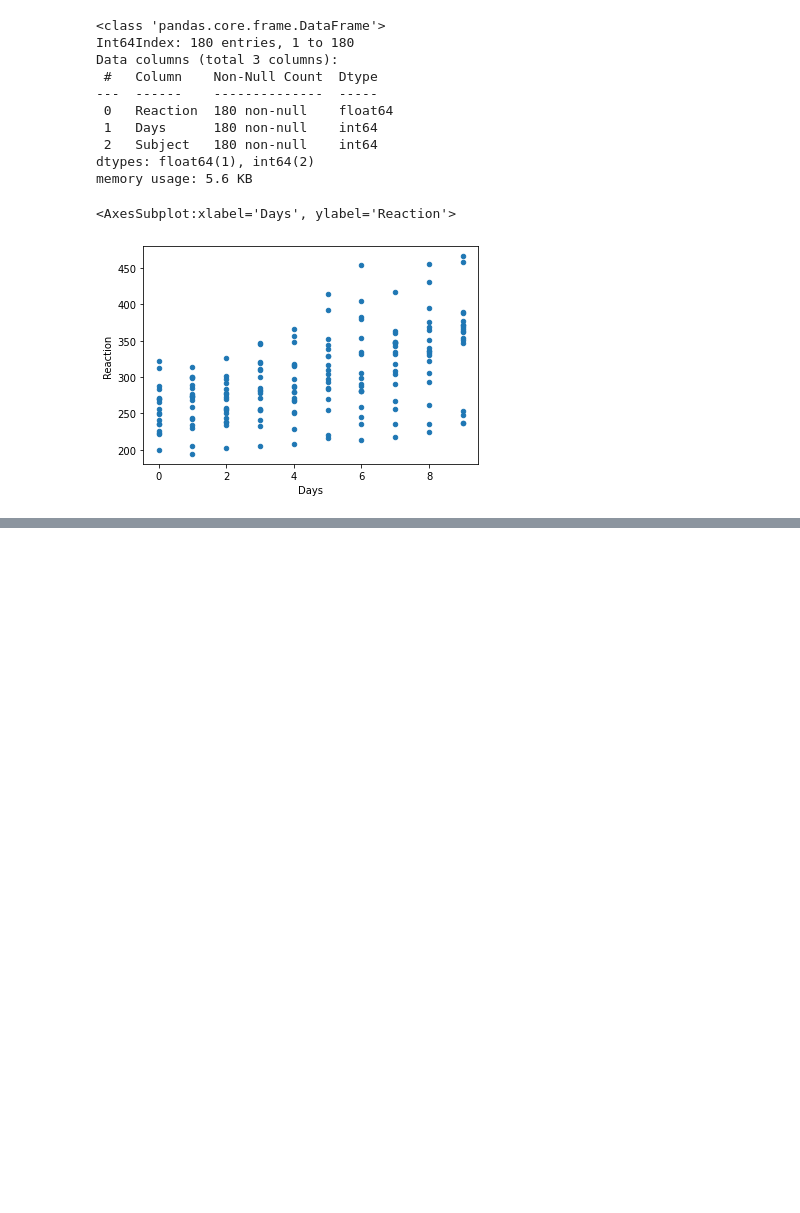
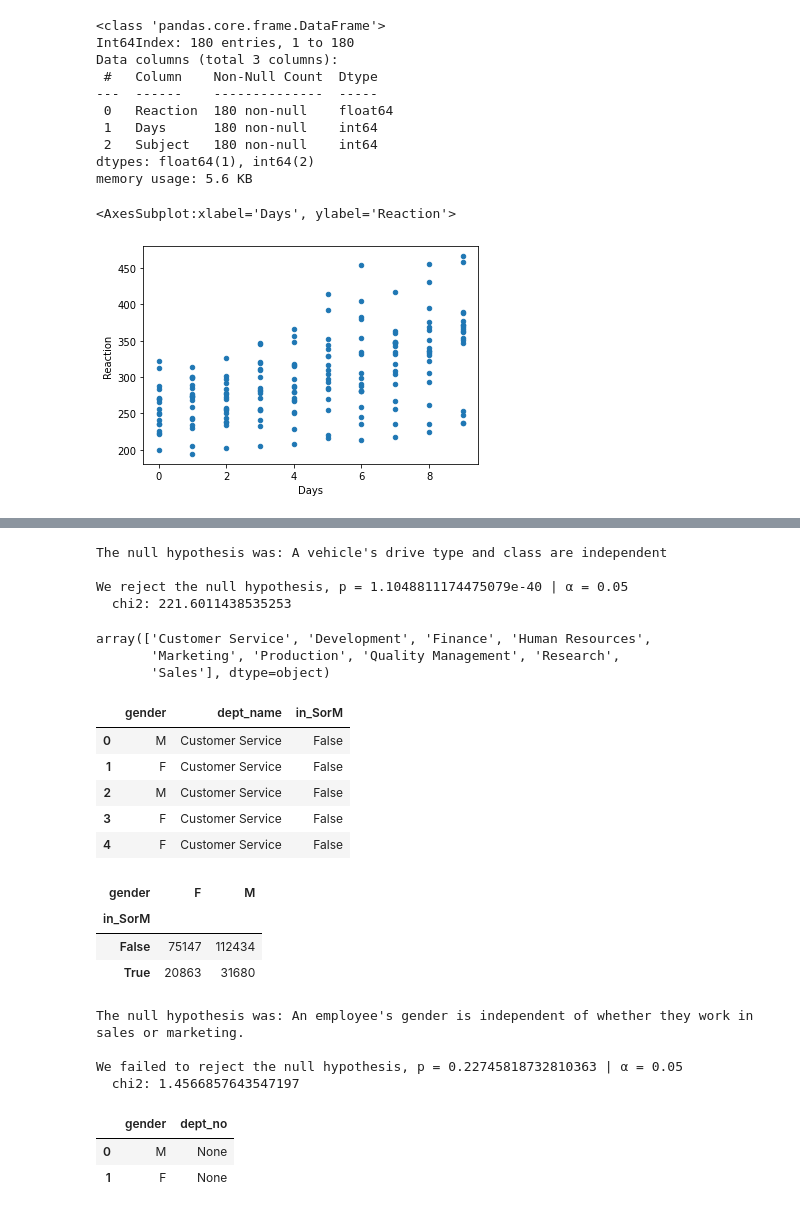
Before and after one commit to Cayt-Schlichting/statistics-exercises, a Jupyter notebook: hypothesis_testing.ipynb, the cells around one changed output, grey strips where cells are left out. Saved outputs shown, nothing was run; the diff lists cells and outputs as text; code cells hidden in the pictures; blank space fills up the shorter version.

Commit message:
update hypothesis testing

```diff
--- a/hypothesis_testing.ipynb
+++ b/hypothesis_testing.ipynb
@@ -616,0 +693,12 @@ r: 0.5352302262650253
+# %%
+null_h = "A vehicle's drive type and class are independent"
+#now run chi 2
+chi2, p = stats.chi2_contingency(obs)[0:2]
+
+#pretty print, use alpha of .05
+stats_result(p,null_h,chi2=chi2)
+# %% [output]
+The null hypothesis was: A vehicle's drive type and class are independent
+
+We reject the null hypothesis, p = 1.1048811174475079e-40 | α = 0.05
+  chi2: 221.6011438535253
@@ -616,0 +707,68 @@ r: 0.5352302262650253
+# %%
+#3a) is an employee's gender independent of whether an employee works in sales or marketing?
+#get the data
+sql = '''
+SELECT gender, dept_name
+FROM employees
+JOIN dept_emp as de USING(emp_no)
+JOIN departments USING(dept_no)
+WHERE de.to_date >= CURDATE();
+'''
+df = pd.read_sql(sql,get_db_url('employees'))
+df.dept_name.unique()
+# %% [output]
+array(['Customer Service', 'Development', 'Finance', 'Human Resources',
+       'Marketing', 'Production', 'Quality Management', 'Research',
+       'Sales'], dtype=object)
+# %%
+#filter out only sales and marketing
+# df = df[(df.dept_name == 'Sales') | (df.dept_name == 'Marketing')]
+# df.dept_name.unique()
+#I don't think that ^^ is what they want
+
+#I'm assuming they want to compare employees in sales and marketing, to employees in any other department
+
+#create new column indicating if employee works in sales or marketing
+df['in_SorM'] = ((df.dept_name == 'Sales') | (df.dept_name == 'Marketing'))
+df.head()
+# %% [output]
+|  | gender | dept_name | in_SorM |
+| 0 | M | Customer Service | False |
+| 1 | F | Customer Service | False |
+| 2 | M | Customer Service | False |
+| 3 | F | Customer Service | False |
+| 4 | F | Customer Service | False |
+# %%
+obs = pd.crosstab(df.in_SorM,df.gender)
+obs
+# %% [output]
+| gender | F | M |
+| in_SorM |  |  |
+| False | 75147 | 112434 |
+| True | 20863 | 31680 |
+# %%
+#do some stats
+null_h = "An employee's gender is independent of whether they work in sales or marketing."
+
+chi2, p = stats.chi2_contingency(obs)[0:2]
+#alpha is .05
+stats_result(p,null_h,chi2=chi2)
+# %% [output]
+The null hypothesis was: An employee's gender is independent of whether they work in sales or marketing.
+
+We failed to reject the null hypothesis, p = 0.22745818732810363 | α = 0.05
+  chi2: 1.4566857643547197
+# %%
+#3b) Is an employee's gender independent of whether or not they are or have been a manager?
+sql = '''
+SELECT gender, dept_no
+FROM employees
+LEFT JOIN dept_manager as dm USING(emp_no);
+'''
+
+df = pd.read_sql(sql,get_db_url('employees'))
+df.head(2)
+# %% [output]
+|  | gender | dept_no |
+| 0 | M | None |
+| 1 | F | None |
```
Also changed, not shown: parts of 25 cells of this notebook.
